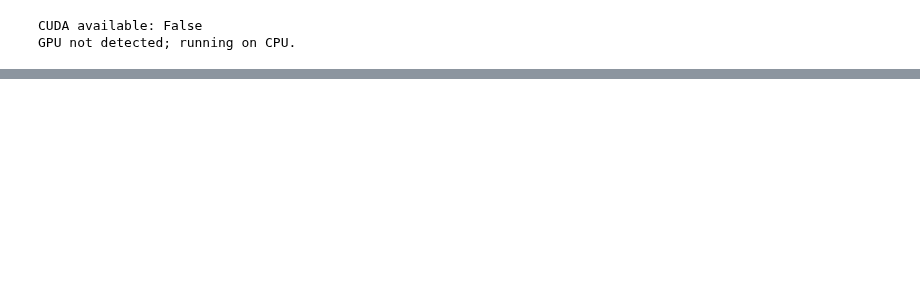
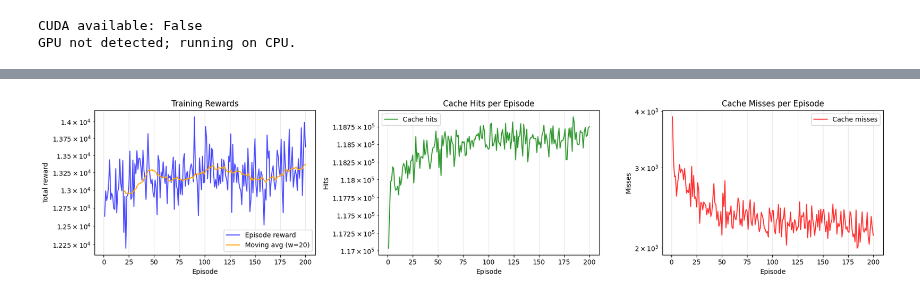
Before and after one commit to es25591/CacheVideoPredict360, a Jupyter notebook: Sources/Examples/LabDeepRLEnv.ipynb, the cells around one changed output, grey strips where cells are left out. Cells and saved outputs as stored; diff of their text form; code cells hidden in the pictures; blank space fills up the shorter version.

```diff
--- a/Sources/Examples/LabDeepRLEnv.ipynb
+++ b/Sources/Examples/LabDeepRLEnv.ipynb
@@ -109,7 +110,7 @@ class ProbabilityAgent:
         )
         self.criterion = nn.BCELoss() # Binary Cross Entropy Loss
 
-    def predict_mask(self, state_seq):
+    def predict_viewport(self, state_seq):
         """
         Input: state_seq (Seq_Len, n_tiles)
         Output: Binary mask (n_tiles,) based on threshold
@@ -433,0 +429,46 @@ plt.show()
+# %%
+episodes = range(1, len(scores) + 1)
+cache_hits_series = [r["cache_hits"] for r in results]
+cache_misses_series = [r["cache_misses"] for r in results]
+
+fig, axes = plt.subplots(1, 3, figsize=(18, 4), sharex=True)
+
+# 1. Rewards with moving average
+axes[0].plot(episodes, scores, label="Episode reward", alpha=0.7, color="blue")
+w = max(1, min(20, len(scores) // 10))
+if w > 1:
+    ma = [sum(scores[i - w:i]) / w for i in range(w, len(scores) + 1)]
+    axes[0].plot(range(w, len(scores) + 1), ma, label=f"Moving avg (w={w})", color="orange")
+axes[0].set_yscale('log')
+axes[0].set_xlabel("Episode")
+axes[0].set_ylabel("Total reward")
+axes[0].set_title("Training Rewards")
+axes[0].set_ylim(bottom=0)  # <--- Forces y-axis to start at 0
+axes[0].grid(True, alpha=0.3)
+axes[0].legend()
+
+# 2. Cache hits
+axes[1].plot(episodes, cache_hits_series, label="Cache hits", color="green", alpha=0.8)
+axes[1].set_yscale('log')
+axes[1].set_title("Cache Hits per Episode")
+axes[1].set_xlabel("Episode")
+axes[1].set_ylabel("Hits")
+axes[1].set_ylim(bottom=0)  # <--- Forces y-axis to start at 0
+axes[1].grid(True, alpha=0.3)
+axes[1].legend()
+
+# 3. Cache misses
+axes[2].plot(episodes, cache_misses_series, label="Cache misses", color="red", alpha=0.8)
+axes[2].set_yscale('log')
+axes[2].set_title("Cache Misses per Episode")
+axes[2].set_xlabel("Episode")
+axes[2].set_ylabel("Misses")
+axes[2].set_ylim(bottom=0)  # <--- Forces y-axis to start at 0
+axes[2].grid(True, alpha=0.3)
+axes[2].legend()
+
+
+plt.tight_layout()
+plt.show()
+# %% [output]
+[figure, added]
```
Also changed, not shown: parts of 3 cells of this notebook, 6 other files.
